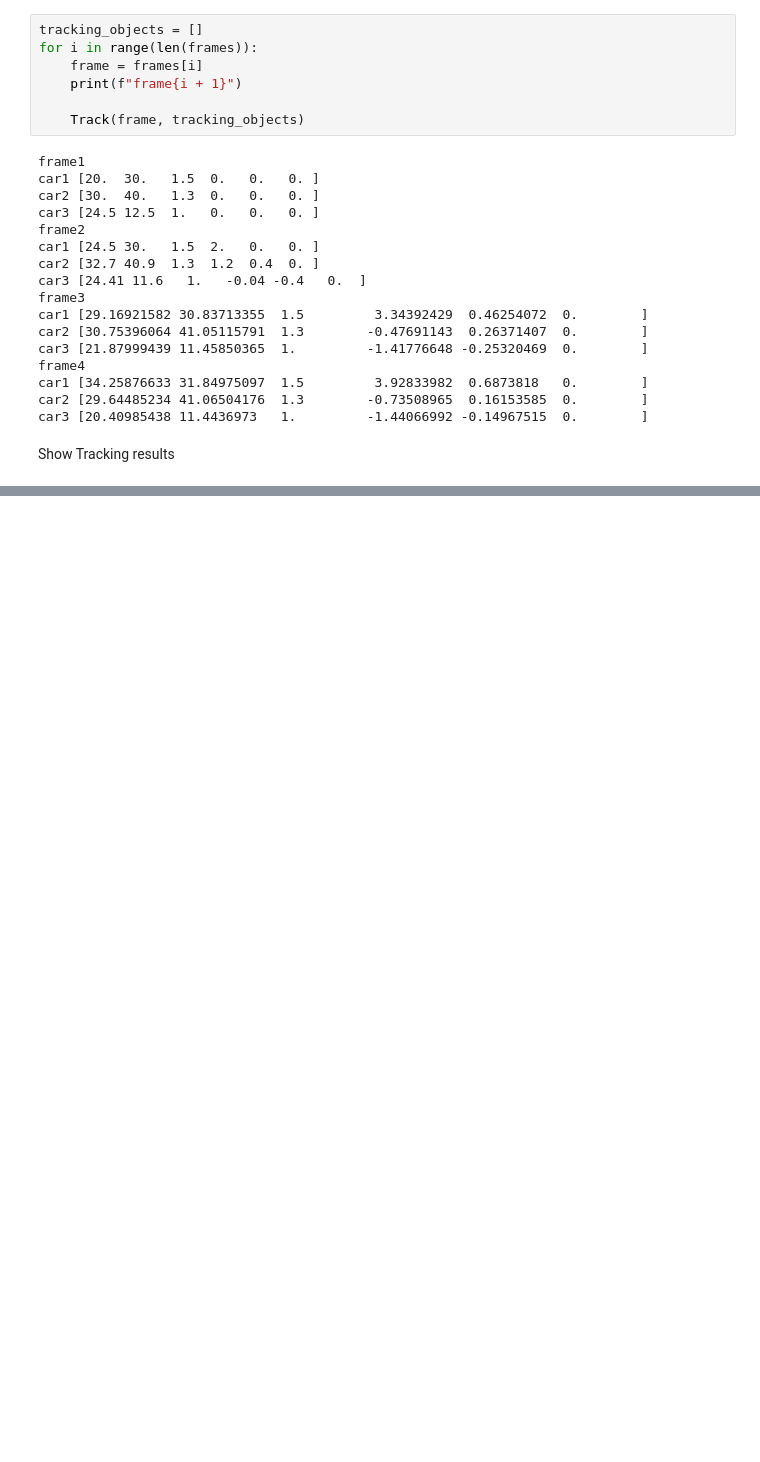
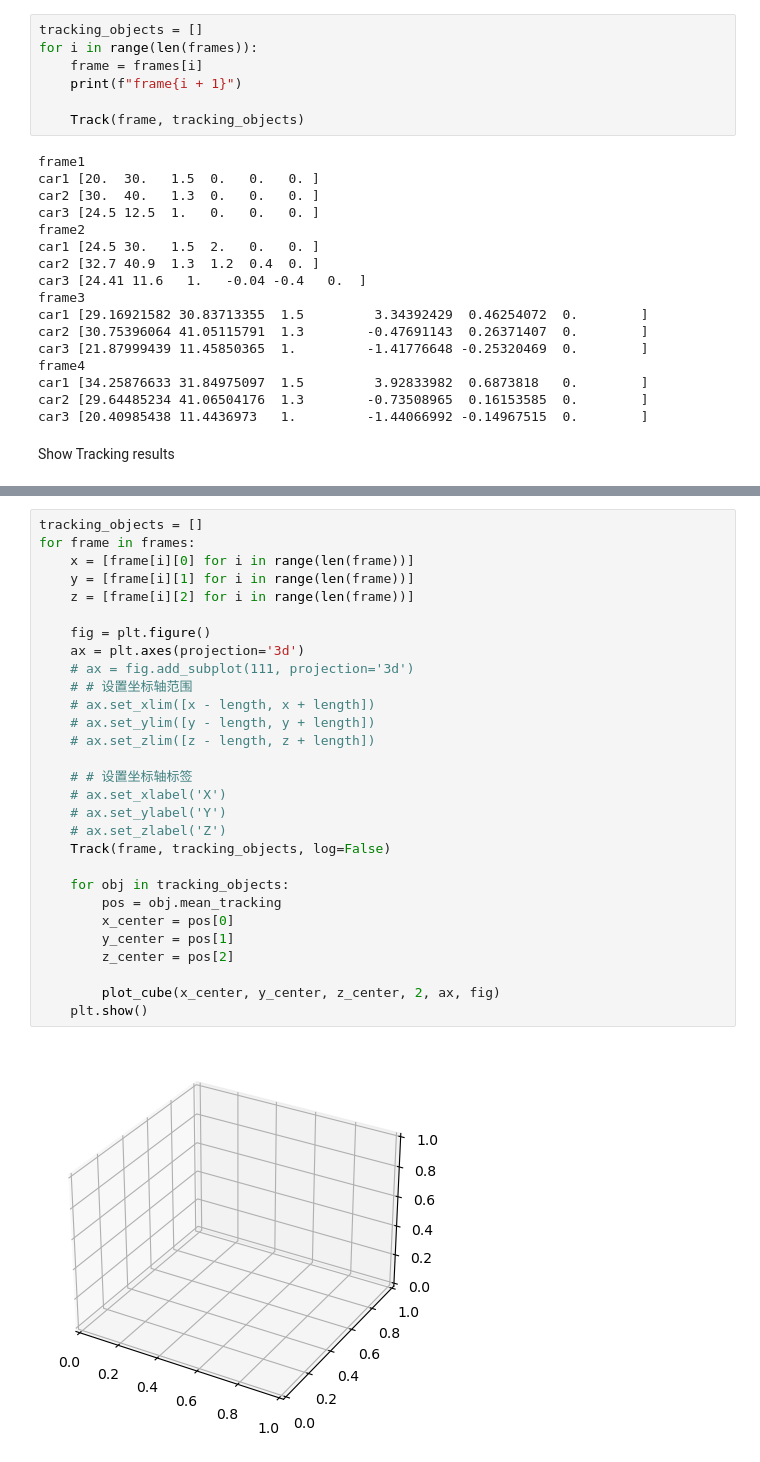
Before and after one commit to AustingDong/Kalman_Filter, a Jupyter notebook: sample.ipynb, the cells around one changed output, grey strips where cells are left out. Cells and saved outputs as stored; diff of their text form; blank space fills up the shorter version.

```diff
--- a/sample.ipynb
+++ b/sample.ipynb
@@ -84,0 +116,31 @@ Show Tracking results
+# %%
+tracking_objects = []
+for frame in frames:
+    x = [frame[i][0] for i in range(len(frame))]
+    y = [frame[i][1] for i in range(len(frame))]
+    z = [frame[i][2] for i in range(len(frame))]
+
+    fig = plt.figure()
+    ax = plt.axes(projection='3d')
+    # ax = fig.add_subplot(111, projection='3d')
+    # # 设置坐标轴范围
+    # ax.set_xlim([x - length, x + length])
+    # ax.set_ylim([y - length, y + length])
+    # ax.set_zlim([z - length, z + length])
+
+    # # 设置坐标轴标签
+    # ax.set_xlabel('X')
+    # ax.set_ylabel('Y')
+    # ax.set_zlabel('Z')
+    Track(frame, tracking_objects, log=False)
+
+    for obj in tracking_objects:
+        pos = obj.mean_tracking
+        x_center = pos[0]
+        y_center = pos[1]
+        z_center = pos[2]
+
+        plot_cube(x_center, y_center, z_center, 2, ax, fig)
+    plt.show()
+# %% [output]
+[figure, added]
```
Also changed, not shown: parts of 3 cells of this notebook, 1 other file.
